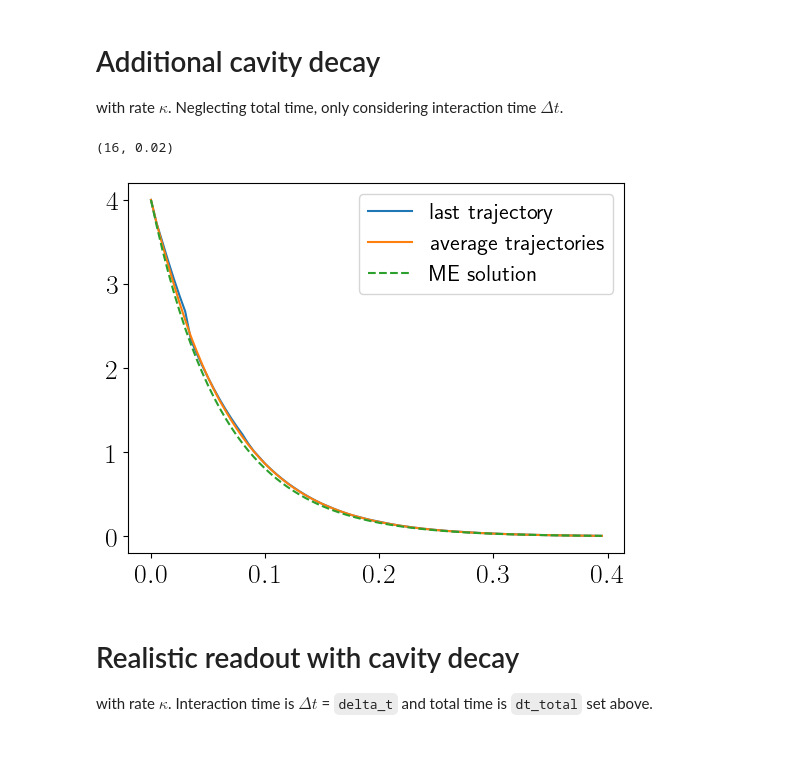
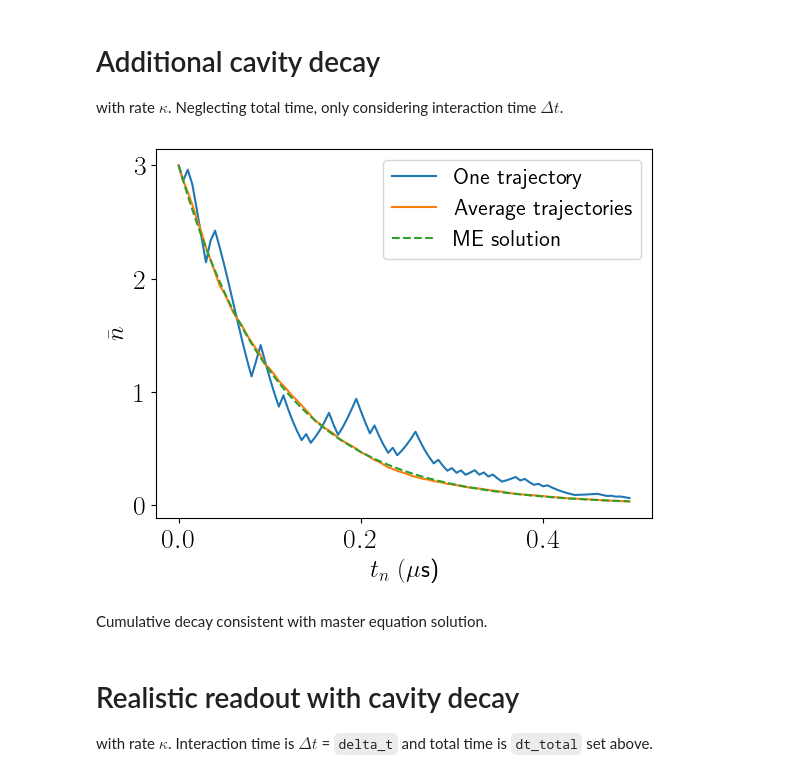
Before and after one commit to ingstra/qubitdyne, a Jupyter notebook: homodyne_open_system_dynamics.ipynb, the cells around one changed output. Drawn from its saved outputs; the diff is of its cells as text; code cells hidden in the pictures; blank space fills up the shorter version.

```diff
--- a/homodyne_open_system_dynamics.ipynb
+++ b/homodyne_open_system_dynamics.ipynb
@@ -13,11 +13,10 @@ from joblib import Parallel, delayed
 # %% [markdown]
 ## Define basic operators
 # %%
-N=15
+N=5
 
 idc = qeye(N)
 ida = qeye(2)
-N_cav = tensor(num(N), ida)
 
 a  = tensor(destroy(N), ida)
 sm = tensor(idc, destroy(2)) # note that this is not qutip's sigmam() definition
@@ -28,6 +27,8 @@ sz = tensor(idc, sigmaz())
 
 proj0 = tensor(idc, basis(2,0).proj())
 proj1 = tensor(idc, basis(2,1).proj())
+
+N_cav = tensor(num(N), ida)
 # %% [markdown]
 ## Define unitaries
 # %%
@@ -119,9 +97,13 @@ U_int = H_int(g, delta_t)
 
 prng = np.random.RandomState(187890)
 
+qbrotmat = rotateXY(np.pi/2,0) # qb rotation applied prior to qb measurement, defines measured homodyne quadrature
+qbfeedback = rotateX(np.pi) # this pulse will reset the qubit if found in the excited state
+
+
 n_cav_avg = np.zeros(Nmeas)
-quadmeashom = []
-for j in range(Ntrajs):
+measurements = []
+for j in tqdm(range(Ntrajs)):
         xrnd = prng.rand(Nmeas)
 
         results = []
@@ -147,6 +129,6 @@ for j in range(Ntrajs):
                 psi = qbfeedback * psi* qbfeedback.dag()
 
         measurement = np.sum(results*weights)
-        quadmeashom.append(measurement)
+        measurements.append(measurement)
         n_cav_avg += n_cav
 # %%
@@ -211,17 +191,15 @@ Wall time: 402 ms
 # Additional cavity decay
 with rate $\kappa$. Neglecting total time, only considering interaction time $\Delta t$.
 # %%
-kappa = 0.02
+# cavity decay rate
+kappa = 0.3
 
 L = liouvillian(0*a, [np.sqrt(kappa*delta_t)*a])
 op = L.expm()
 
-prng = np.random.RandomState(12347890)
-
-
 n_cav_avg = np.zeros(Nmeas)
-quadmeashom = []
-for j in range(Ntrajs):
+measurements = []
+for j in tqdm(range(Ntrajs)):
         xrnd = prng.rand(Nmeas)
 
         results = []
@@ -250,25 +228,26 @@ for j in range(Ntrajs):
                 psi = qbfeedback * psi* qbfeedback.dag()
 
         measurement = np.sum(results*weights)
-        quadmeashom.append(measurement)
+        measurements.append(measurement)
         n_cav_avg += n_cav
 # %%
 tlist = nsteps*delta_t
 
 gamma_effective = gamma + kappa
 
 c_op=[np.sqrt(gamma_effective)*a] # decay rate gamma
 sol = mesolve(0*a, psi0, tlist, c_ops=c_op, e_ops=[N_cav])
 
-#plt.plot(tlist,filter, label='analytic',linewidth=2)
-plt.plot(tlist, n_cav, label='last trajectory')
-plt.plot(tlist, n_cav_avg/Ntrajs, label='average trajectories')
+plt.plot(tlist, n_cav, label='One trajectory')
+plt.plot(tlist, n_cav_avg/Ntrajs, label='Average trajectories')
 plt.plot(tlist, sol.expect[0], '--',label='ME solution')
+plt.xlabel(r'$t_n\ (\mu$s)')
+plt.ylabel(r'$\bar n$')
 plt.legend();
-gamma, kappa
 # %% [output]
-(16, 0.02)
-[figure, old version]
+[figure, new version]
+# %% [markdown]
+Cumulative decay consistent with master equation solution.
 # %% [markdown]
 # Realistic readout with cavity decay
 with rate $\kappa$. Interaction time is $\Delta t$ = ``delta_t`` and total time is ``dt_total`` set above.
```
Also changed, not shown: parts of 29 cells of this notebook.
